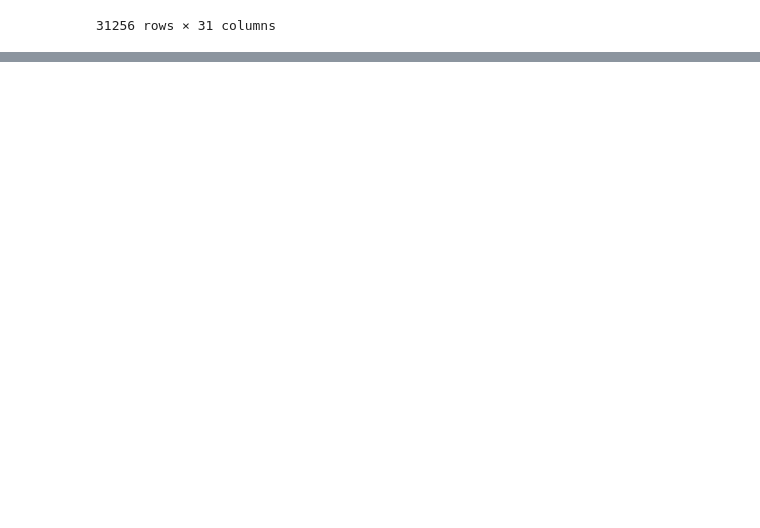
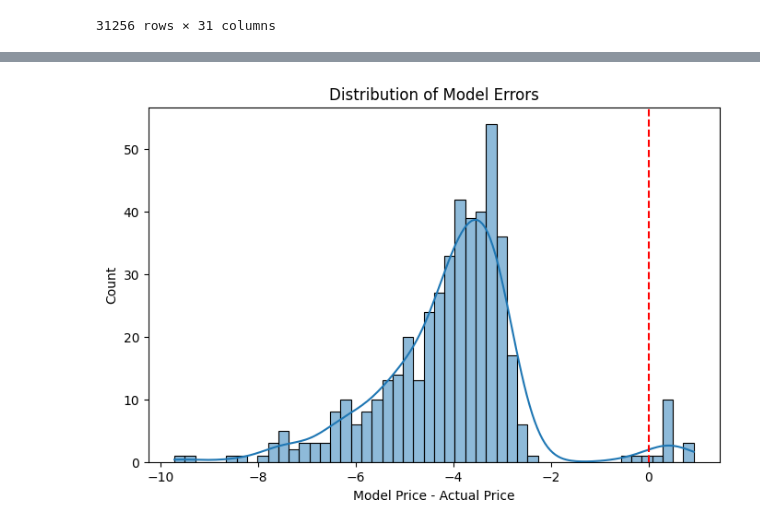
Before and after one commit to 3752V/CA-options-pricing, a Jupyter notebook: models.ipynb, the cells around one changed output, grey strips where cells are left out. Drawn from its saved outputs; the diff is of its cells as text; code cells hidden in the pictures; blank space fills up the shorter version.

```diff
--- a/models.ipynb
+++ b/models.ipynb
@@ -290,0 +341,12 @@ puts_monthly[puts_monthly["contract_symbol"].str.contains("240202P31.00")]
+# %%
+import seaborn as sns
+plt.figure(figsize=(8, 5))
+sns.histplot(np.log(puts_monthly["model_price"] - puts_monthly["last_trade_price"]), bins=50, kde=True)
+
+plt.xlabel("Model Price - Actual Price")
+plt.ylabel("Count")
+plt.title("Distribution of Model Errors")
+plt.axvline(0, color="red", linestyle="--")  # Perfect prediction line
+plt.show()
+# %% [output]
+[figure, added]
```
Also changed, not shown: parts of 4 cells of this notebook.
